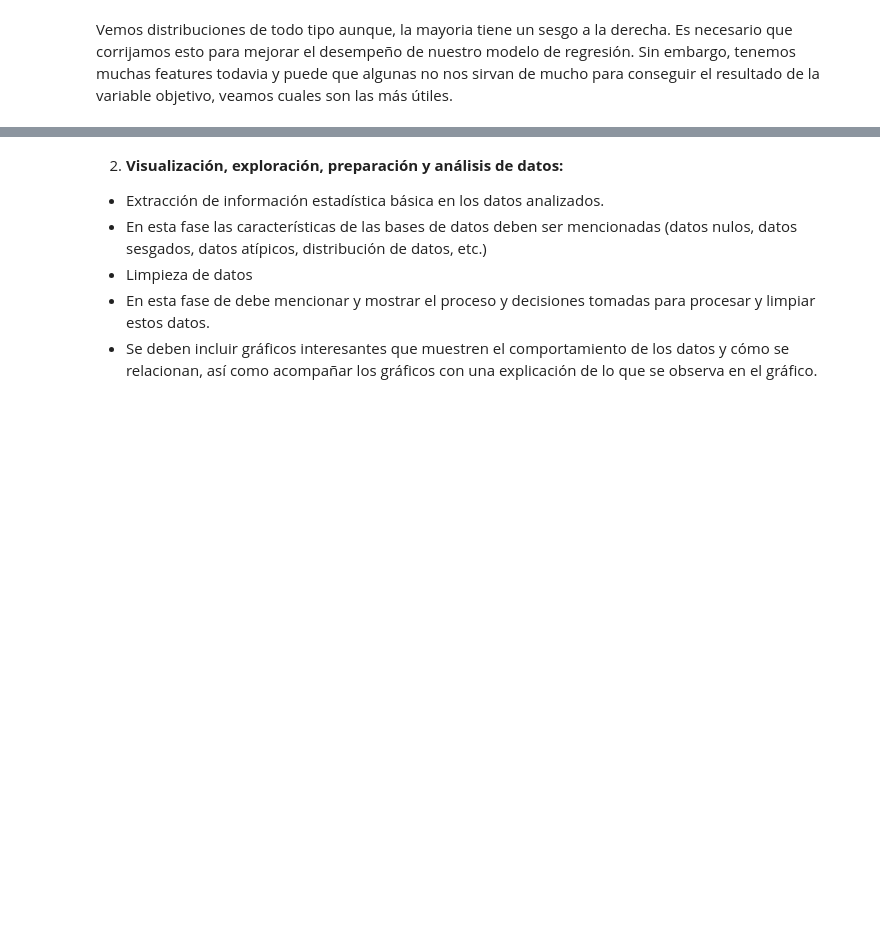
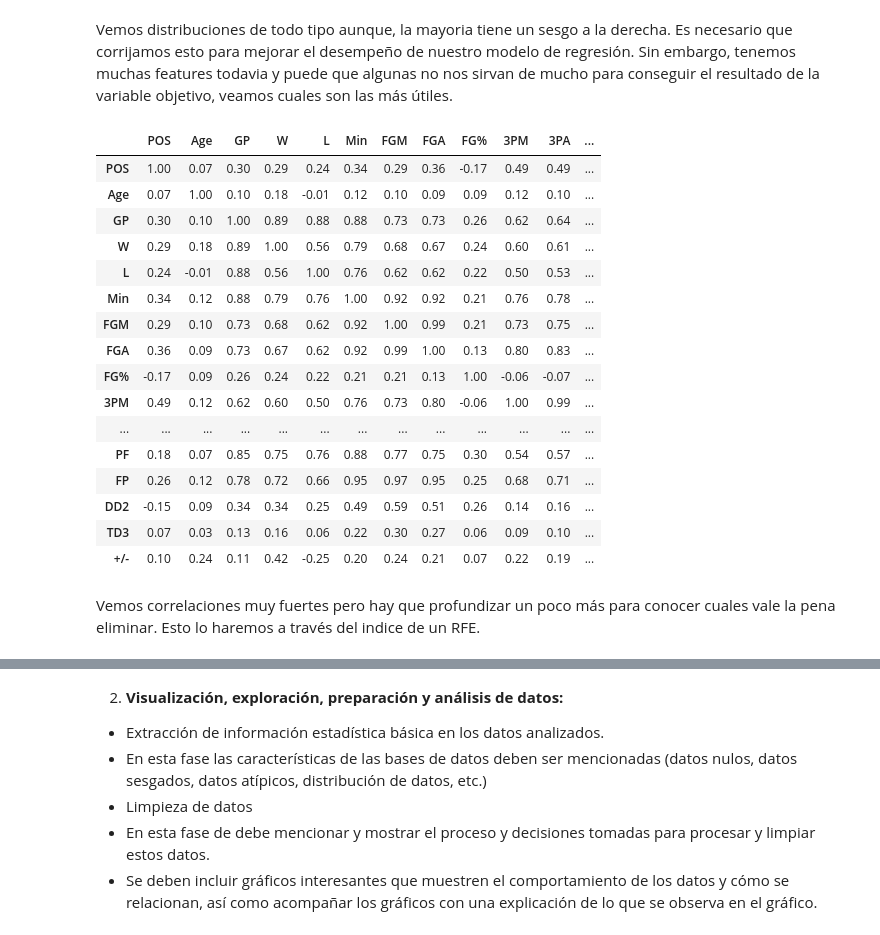
Before and after one commit to RafaelTakata0105/Proyecto_Flores_Takata, a Jupyter notebook: notebooks/Proyecto_final.ipynb, the cells around one changed output, grey strips where cells are left out. Drawn from its saved outputs; the diff is of its cells as text; code cells hidden in the pictures; blank space fills up the shorter version.

```diff
--- a/notebooks/Proyecto_final.ipynb
+++ b/notebooks/Proyecto_final.ipynb
@@ -176,2 +185,25 @@ plt.show()
 # %% [markdown]
 Vemos distribuciones de todo tipo aunque, la mayoria tiene un sesgo a la derecha. Es necesario que corrijamos esto para mejorar el desempeño de nuestro modelo de regresión. Sin embargo, tenemos muchas features todavia y puede que algunas no nos sirvan de mucho para conseguir el resultado de la variable objetivo, veamos cuales son las más útiles.
+# %%
+co= X_train.corr()
+co.style.background_gradient(cmap='coolwarm').format(precision=2)
+# %% [output]
+|  | POS | Age | GP | W | L | Min | FGM | FGA | FG% | 3PM | 3PA | ... |
+| POS | 1.00 | 0.07 | 0.30 | 0.29 | 0.24 | 0.34 | 0.29 | 0.36 | -0.17 | 0.49 | 0.49 | ... |
+| Age | 0.07 | 1.00 | 0.10 | 0.18 | -0.01 | 0.12 | 0.10 | 0.09 | 0.09 | 0.12 | 0.10 | ... |
+| GP | 0.30 | 0.10 | 1.00 | 0.89 | 0.88 | 0.88 | 0.73 | 0.73 | 0.26 | 0.62 | 0.64 | ... |
+| W | 0.29 | 0.18 | 0.89 | 1.00 | 0.56 | 0.79 | 0.68 | 0.67 | 0.24 | 0.60 | 0.61 | ... |
+| L | 0.24 | -0.01 | 0.88 | 0.56 | 1.00 | 0.76 | 0.62 | 0.62 | 0.22 | 0.50 | 0.53 | ... |
+| Min | 0.34 | 0.12 | 0.88 | 0.79 | 0.76 | 1.00 | 0.92 | 0.92 | 0.21 | 0.76 | 0.78 | ... |
+| FGM | 0.29 | 0.10 | 0.73 | 0.68 | 0.62 | 0.92 | 1.00 | 0.99 | 0.21 | 0.73 | 0.75 | ... |
+| FGA | 0.36 | 0.09 | 0.73 | 0.67 | 0.62 | 0.92 | 0.99 | 1.00 | 0.13 | 0.80 | 0.83 | ... |
+| FG% | -0.17 | 0.09 | 0.26 | 0.24 | 0.22 | 0.21 | 0.21 | 0.13 | 1.00 | -0.06 | -0.07 | ... |
+| 3PM | 0.49 | 0.12 | 0.62 | 0.60 | 0.50 | 0.76 | 0.73 | 0.80 | -0.06 | 1.00 | 0.99 | ... |
+| ... | ... | ... | ... | ... | ... | ... | ... | ... | ... | ... | ... | ... |
+| PF | 0.18 | 0.07 | 0.85 | 0.75 | 0.76 | 0.88 | 0.77 | 0.75 | 0.30 | 0.54 | 0.57 | ... |
+| FP | 0.26 | 0.12 | 0.78 | 0.72 | 0.66 | 0.95 | 0.97 | 0.95 | 0.25 | 0.68 | 0.71 | ... |
+| DD2 | -0.15 | 0.09 | 0.34 | 0.34 | 0.25 | 0.49 | 0.59 | 0.51 | 0.26 | 0.14 | 0.16 | ... |
+| TD3 | 0.07 | 0.03 | 0.13 | 0.16 | 0.06 | 0.22 | 0.30 | 0.27 | 0.06 | 0.09 | 0.10 | ... |
+| +/- | 0.10 | 0.24 | 0.11 | 0.42 | -0.25 | 0.20 | 0.24 | 0.21 | 0.07 | 0.22 | 0.19 | ... |
+# %% [markdown]
+Vemos correlaciones muy fuertes pero hay que profundizar un poco más para conocer cuales vale la pena eliminar. Esto lo haremos a través del indice de un RFE.
```
Also changed, not shown: parts of 15 cells of this notebook.
